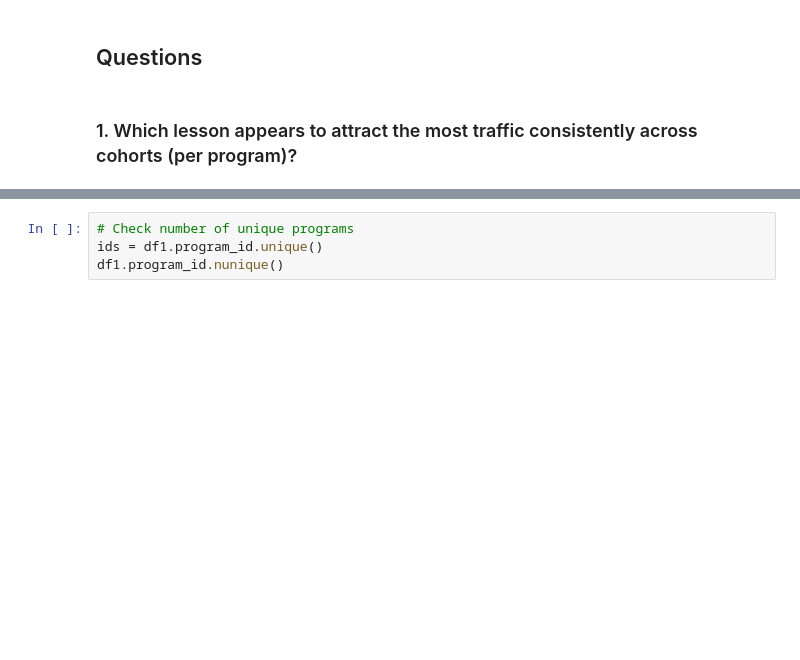
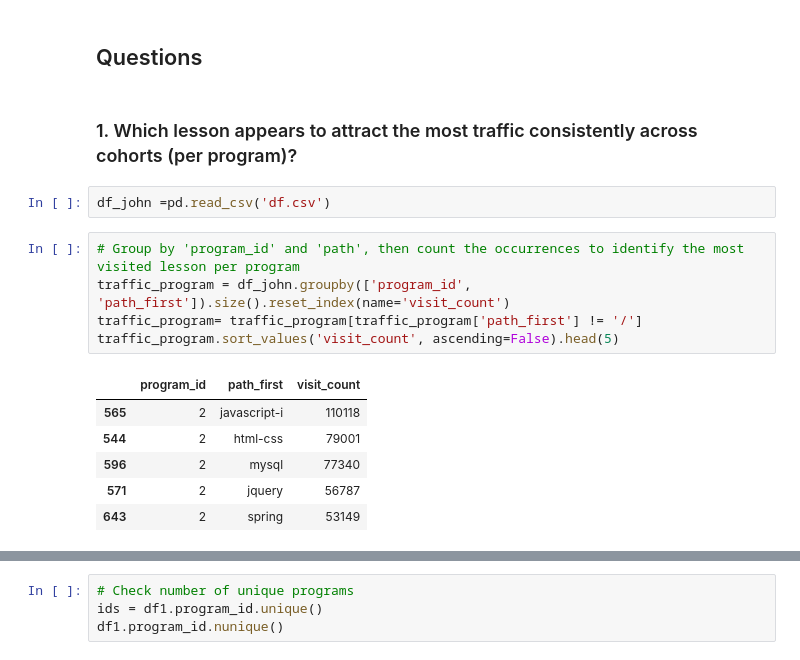
Before and after one commit to project-curriculum/curriculum, a Jupyter notebook: Final_Notebook.ipynb, the cells around one changed output, grey strips where cells are left out. Saved outputs shown, nothing was run; the diff lists cells and outputs as text; blank space fills up the shorter version.

```diff
--- a/Final_Notebook.ipynb
+++ b/Final_Notebook.ipynb
@@ -110,3 +118,17 @@ df1.head()
 ## Questions
 # %% [markdown]
 ### 1. Which lesson appears to attract the most traffic consistently across cohorts (per program)?
+# %%
+df_john =pd.read_csv('df.csv')
+# %%
+# Group by 'program_id' and 'path', then count the occurrences to identify the most visited lesson per program
+traffic_program = df_john.groupby(['program_id', 'path_first']).size().reset_index(name='visit_count')
+traffic_program= traffic_program[traffic_program['path_first'] != '/']
+traffic_program.sort_values('visit_count', ascending=False).head(5)
+# %% [output]
+|  | program_id | path_first | visit_count |
+| 565 | 2 | javascript-i | 110118 |
+| 544 | 2 | html-css | 79001 |
+| 596 | 2 | mysql | 77340 |
+| 571 | 2 | jquery | 56787 |
+| 643 | 2 | spring | 53149 |
```
Also changed, not shown: parts of 5 cells of this notebook.
